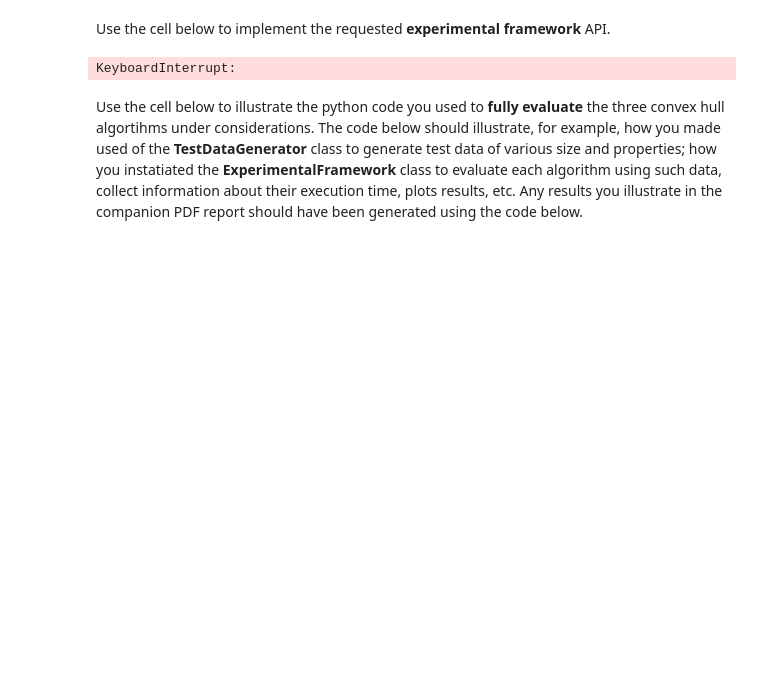
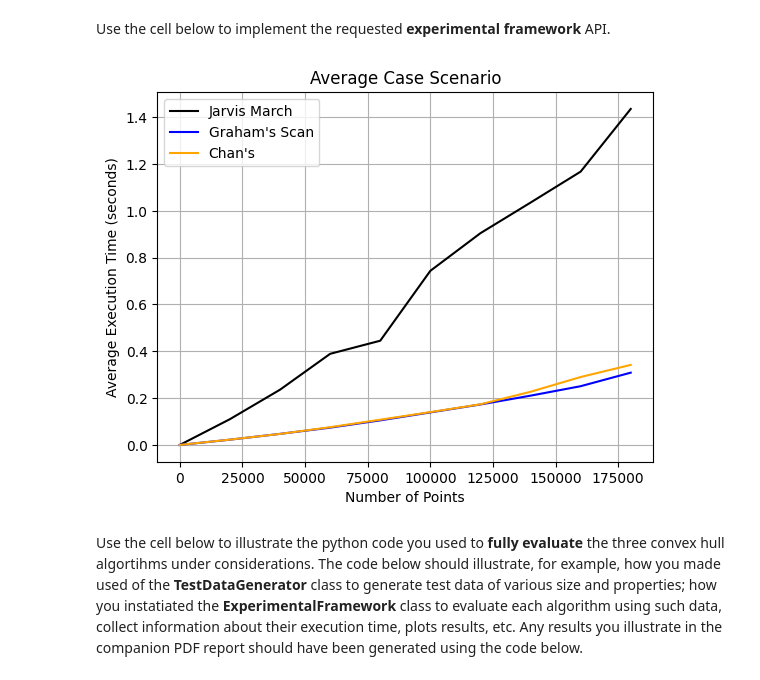
Before and after one commit to Neethesh26/convexHullChans, a Jupyter notebook: BEST.ipynb, the cells around one changed output. Saved outputs shown, nothing was run; the diff lists cells and outputs as text; code cells hidden in the pictures; blank space fills up the shorter version.

```diff
--- a/BEST.ipynb
+++ b/BEST.ipynb
@@ -275,9 +290,9 @@ class ExperimentalFramework():
 
 
     def testTiming(algo,inputSet):
-        loop = 10
-        result = timeit.timeit(lambda: algo(inputSet), number = loop, globals=globals())
-        return (result/loop)
+        start_time = timeit.default_timer()
+        algo(inputSet)
+        return timeit.default_timer() - start_time
 
     def plotGraph1(maxn,incre):
 
@@ -464,36 +479,36 @@ class ExperimentalFramework():
                 c.append(ExperimentalFramework.testTiming(chen, inputSet))
 
             jm.sort()
             gs.sort()
             c.sort()
             timingsjm.append(jm[4])
             timingsgs.append(gs[4])
             timingsc .append(c[4])
             jm.clear()
             gs.clear()
             c.clear()
 
 
         plt.figure(6)
         plt.title("'n' Constant & 'h' Varied")
         plt.xlabel("Number of Points on Hull - 'h'")
         plt.ylabel("Average Execution Time (seconds)")
         plt.grid(True)
 
         plt.plot(range(3, maxh, incre), timingsjm, color = "black", label = "Jarvis March")
         plt.plot(range(3, maxh, incre), timingsgs, color = "blue", label = "Graham's Scan")
         plt.plot(range(3, maxh, incre), timingsc, color = "orange", label = "Chan's")
         plt.legend()
 
 
-#ExperimentalFramework.plotGraph1()
+ExperimentalFramework.plotGraph1(200000,20000)
 #ExperimentalFramework.plotGraph2()
-ExperimentalFramework.plotGraph3()
+#ExperimentalFramework.plotGraph3()
 #ExperimentalFramework.plotGraph4()
 #ExperimentalFramework.plotGraph5()
 #ExperimentalFramework.plotGraph6()
 # %% [output]
-KeyboardInterrupt:
+[figure, added]
 # %% [markdown]
 Use the cell below to illustrate the python code you used to **fully evaluate** the three convex hull algortihms under considerations. The code below should illustrate, for example, how you made used of the **TestDataGenerator** class to generate test data of various size and properties; how you instatiated the **ExperimentalFramework** class to  evaluate each algorithm using such data, collect information about their execution time, plots results, etc. Any results you illustrate in the companion PDF report should have been generated using the code below.
 # %%
```
Also changed, not shown: parts of 3 cells of this notebook.
